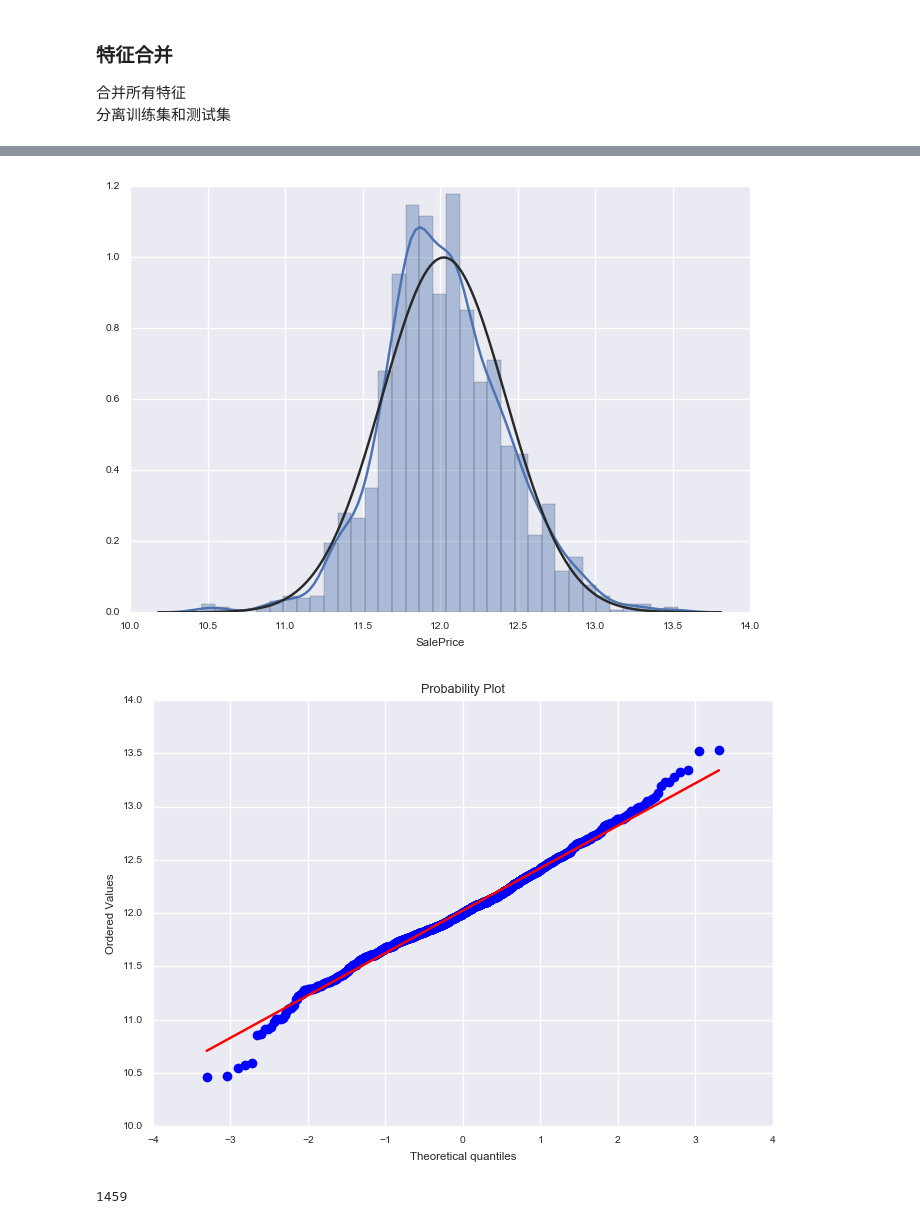
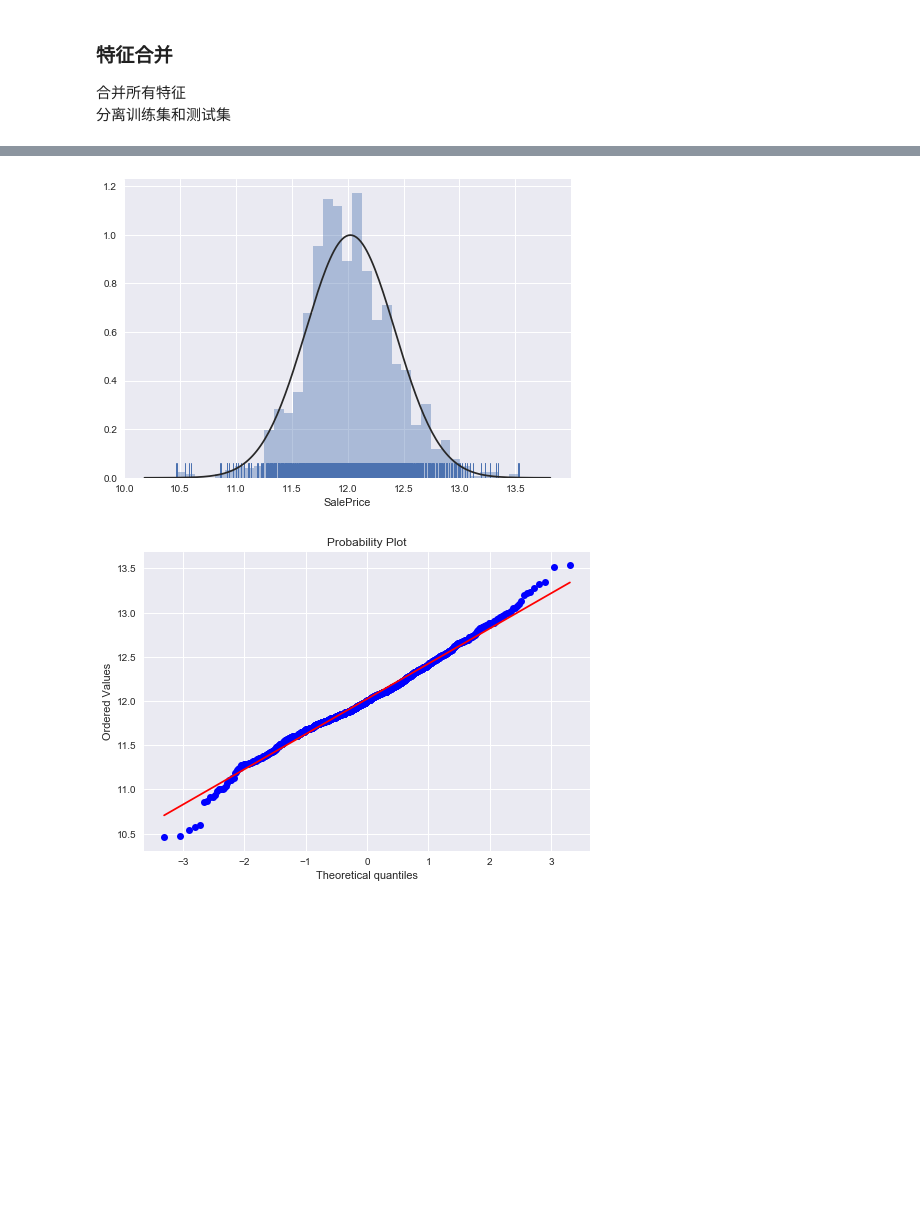
Before and after one commit to AstaTus/House_Prices_Advanced_Regression_Techniques, a Jupyter notebook: process/EngineeringFeatures.ipynb, the cells around one changed output, grey strips where cells are left out. Saved outputs shown, nothing was run; the diff lists cells and outputs as text; code cells hidden in the pictures; blank space fills up the shorter version.

```diff
--- a/process/EngineeringFeatures.ipynb
+++ b/process/EngineeringFeatures.ipynb
@@ -36,10 +36,10 @@ plt.show()
 [figure]
 # %%
 #saleprice correlation matrix
-k = 10 #number of variables for heatmap
+k = 20 #number of variables for heatmap
 cols = corrmat.nlargest(k, 'SalePrice')['SalePrice'].index
 cm = np.corrcoef(train_df[cols].values.T)
-sns.set(font_scale=0.75)
-hm = sns.heatmap(cm, cbar=True, annot=True, square=True, fmt='.2f', annot_kws={'size': 10}, yticklabels=cols.values, xticklabels=cols.values)
+#sns.set(font_scale=1.25)
+hm = sns.heatmap(cm, cbar=True, annot=True, square=True, fmt='.2f', annot_kws={'size': 5}, yticklabels=cols.values, xticklabels=cols.values)
 plt.show()
 # %% [output]
@@ -1418,6 +1428,9 @@ X_df = pd.merge(X_df, pd.DataFrame(combine_df['YrSold']), left_index=True, right
 X_df = pd.merge(X_df, pd.DataFrame(combine_df['SaleType']), left_index=True, right_index=True)
 
 X_df = pd.merge(X_df, pd.DataFrame(combine_df['SaleCondition']), left_index=True, right_index=True)
+# %%
+X_df = X_df.drop([524, 1299])
+train_df = train_df.drop([524, 1299])
 # %%
 X_train_df = X_df.loc[1:1460]
 # %%
@@ -1428,16 +1463,12 @@ y_train_df =  np.log1p(train_df['SalePrice'])
 # %%
-sns.distplot(y_train_df, fit=norm);
+sns.distplot(y_train_df, fit=norm, kde=False, rug=True);
 fig = plt.figure()
 res = stats.probplot(y_train_df, plot=plt)
 plt.show()
 # %% [output]
-[figure, old version]
+[figure, new version]
-[figure, old version]
+[figure, new version]
 # %%
 X_train_df.to_csv('../data/offline/X_train.csv', header = True, index=True)
 X_test_df.to_csv('../data/offline/X_test.csv', header = True, index=True)
 y_train_df.to_csv('../data/offline/y_train.csv', header = True, index=True)
-# %%
-len(X_test_df)
-# %% [output]
-1459
```
Also changed, not shown: parts of 21 cells of this notebook, 5 other files.
